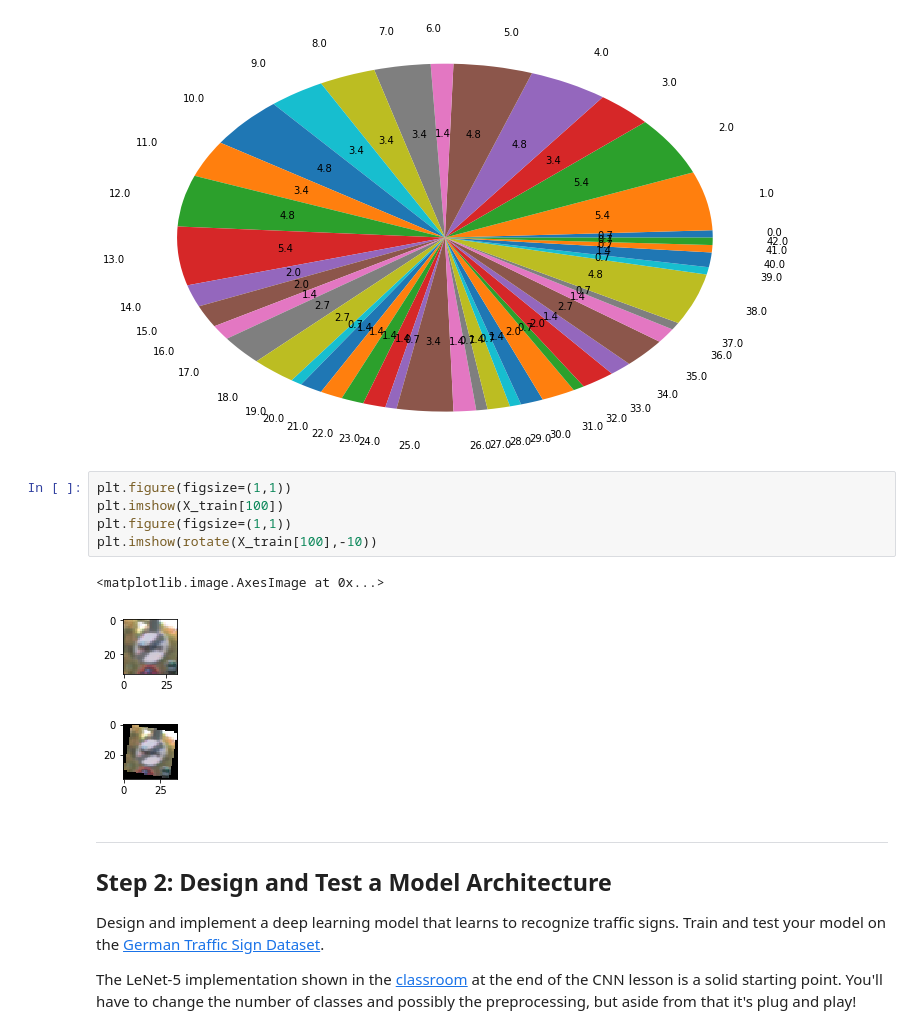
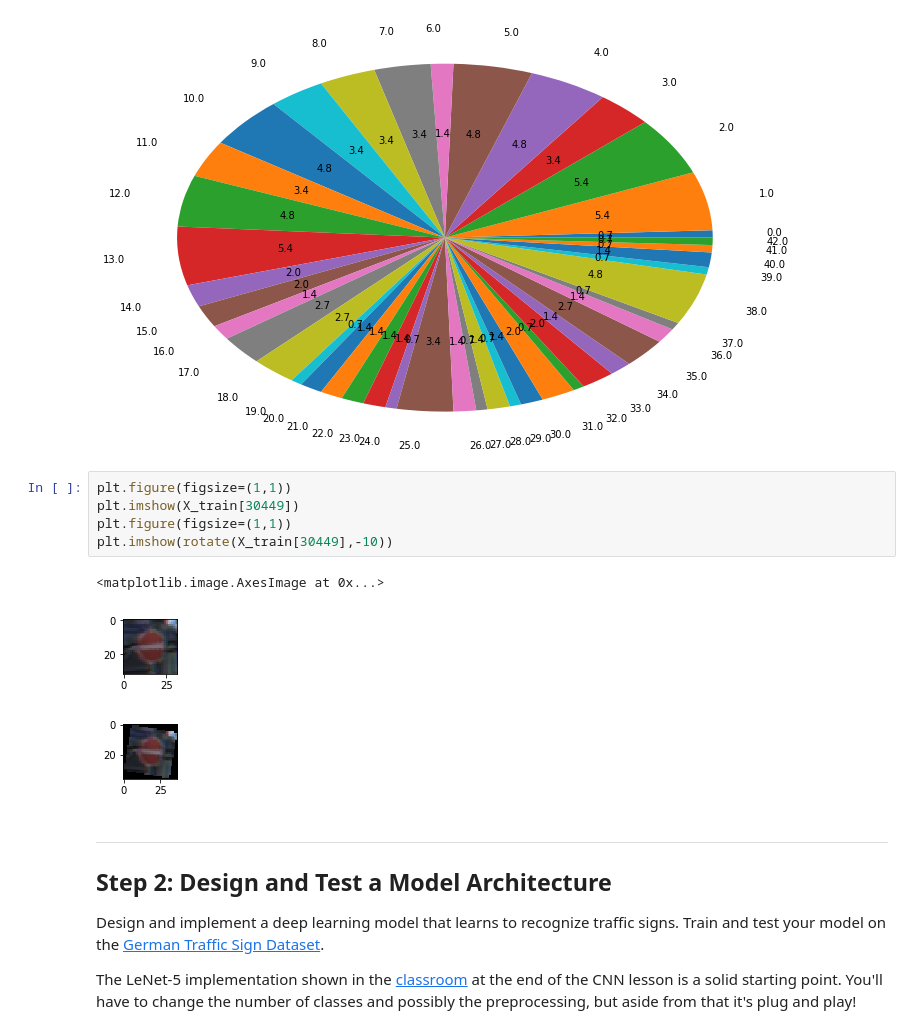
Before and after one commit to karthikbmk/SDCND, a Jupyter notebook: Traffic_Signs/Traffic_Sign_Classifier.ipynb, the cells around one changed output. Drawn from its saved outputs; the diff is of its cells as text.

```diff
--- a/Traffic_Signs/Traffic_Sign_Classifier.ipynb
+++ b/Traffic_Signs/Traffic_Sign_Classifier.ipynb
@@ -124,13 +126,13 @@ Unbiased percent : 2.325581
 [figure]
 # %%
 plt.figure(figsize=(1,1))
-plt.imshow(X_train[100])
+plt.imshow(X_train[30449])
 plt.figure(figsize=(1,1))
-plt.imshow(rotate(X_train[100],-10))
+plt.imshow(rotate(X_train[30449],-10))
 # %% [output]
 <matplotlib.image.AxesImage at 0x...>
-[figure, old version]
+[figure, new version]
-[figure, old version]
+[figure, new version]
 # %% [markdown]
 ----
 
```
Also changed, not shown: parts of 16 cells of this notebook.
